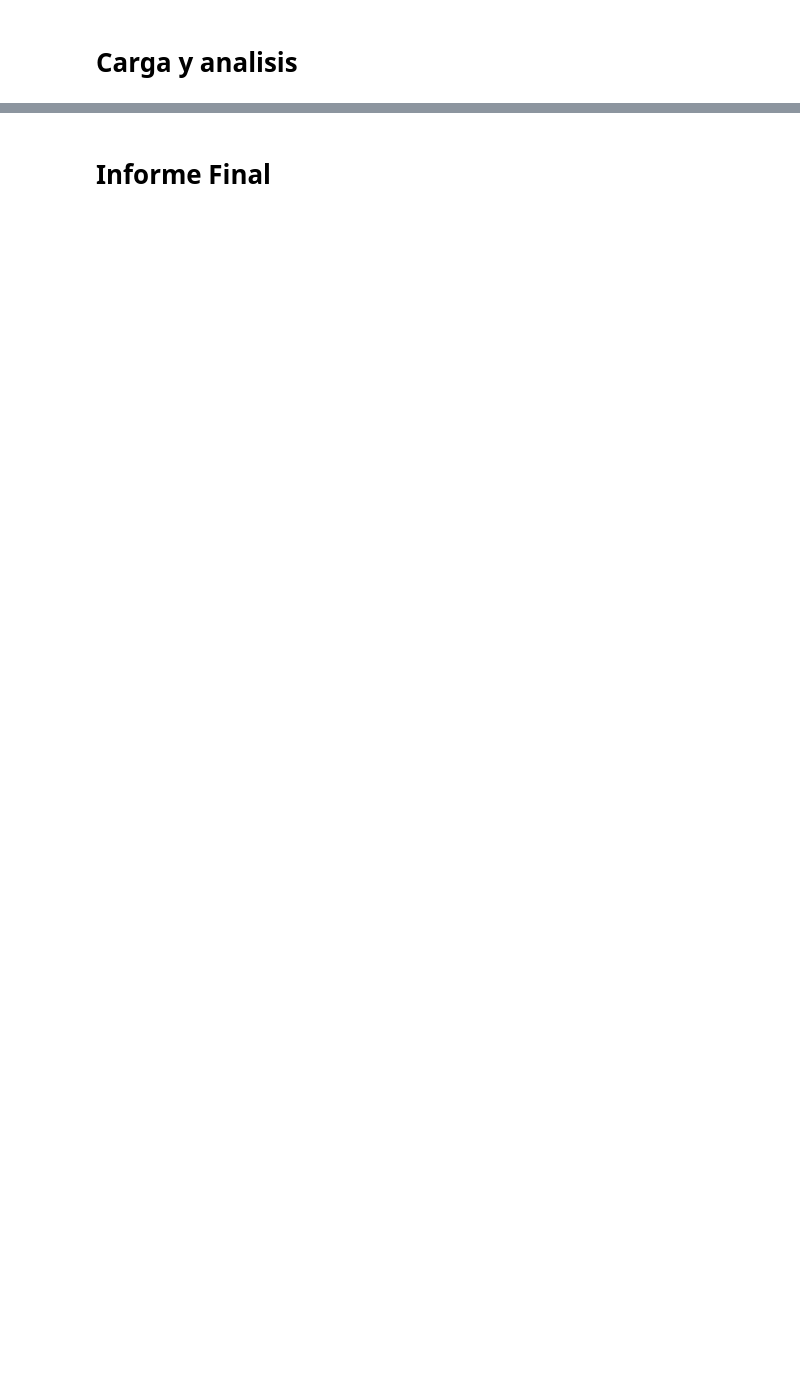
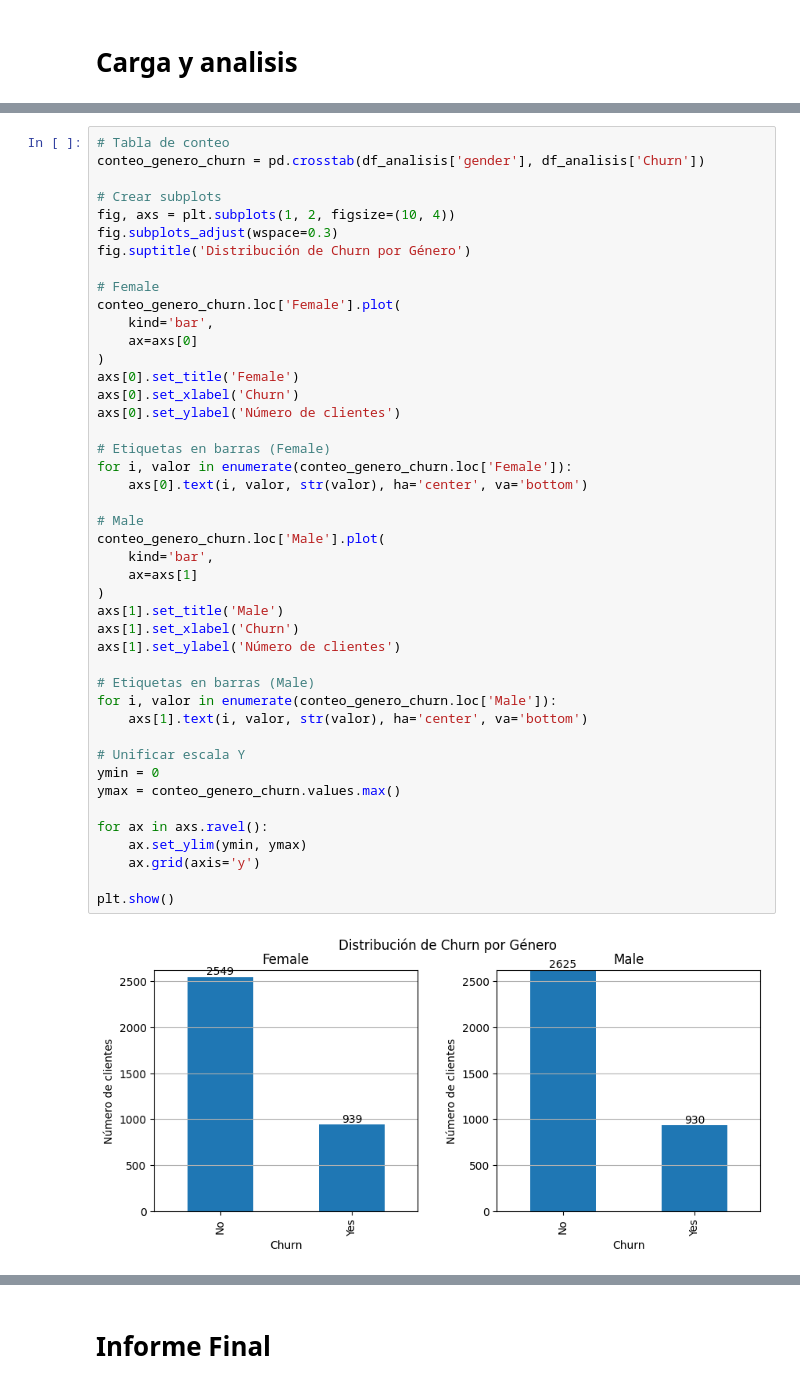
Before and after one commit to Dupskops/Challenge-Telecom-X-an-lisis-de-evasi-n-de-clientes-Anibal-, a Jupyter notebook: Challenge_Telecom_X_análisis_de_evasión_de_clientes.ipynb, the cells around one changed output, grey strips where cells are left out. Drawn from its saved outputs; the diff is of its cells as text; blank space fills up the shorter version.

```diff
--- a/Challenge_Telecom_X_análisis_de_evasión_de_clientes.ipynb
+++ b/Challenge_Telecom_X_análisis_de_evasión_de_clientes.ipynb
@@ -135,0 +422,46 @@ pd.json_normalize(datos['account'])
+# %%
+# Tabla de conteo
+conteo_genero_churn = pd.crosstab(df_analisis['gender'], df_analisis['Churn'])
+
+# Crear subplots
+fig, axs = plt.subplots(1, 2, figsize=(10, 4))
+fig.subplots_adjust(wspace=0.3)
+fig.suptitle('Distribución de Churn por Género')
+
+# Female
+conteo_genero_churn.loc['Female'].plot(
+    kind='bar',
+    ax=axs[0]
+)
+axs[0].set_title('Female')
+axs[0].set_xlabel('Churn')
+axs[0].set_ylabel('Número de clientes')
+
+# Etiquetas en barras (Female)
+for i, valor in enumerate(conteo_genero_churn.loc['Female']):
+    axs[0].text(i, valor, str(valor), ha='center', va='bottom')
+
+# Male
+conteo_genero_churn.loc['Male'].plot(
+    kind='bar',
+    ax=axs[1]
+)
+axs[1].set_title('Male')
+axs[1].set_xlabel('Churn')
+axs[1].set_ylabel('Número de clientes')
+
+# Etiquetas en barras (Male)
+for i, valor in enumerate(conteo_genero_churn.loc['Male']):
+    axs[1].text(i, valor, str(valor), ha='center', va='bottom')
+
+# Unificar escala Y
+ymin = 0
+ymax = conteo_genero_churn.values.max()
+
+for ax in axs.ravel():
+    ax.set_ylim(ymin, ymax)
+    ax.grid(axis='y')
+
+plt.show()
+# %% [output]
+[figure, added]
```
Also changed, not shown: parts of 78 cells of this notebook.
